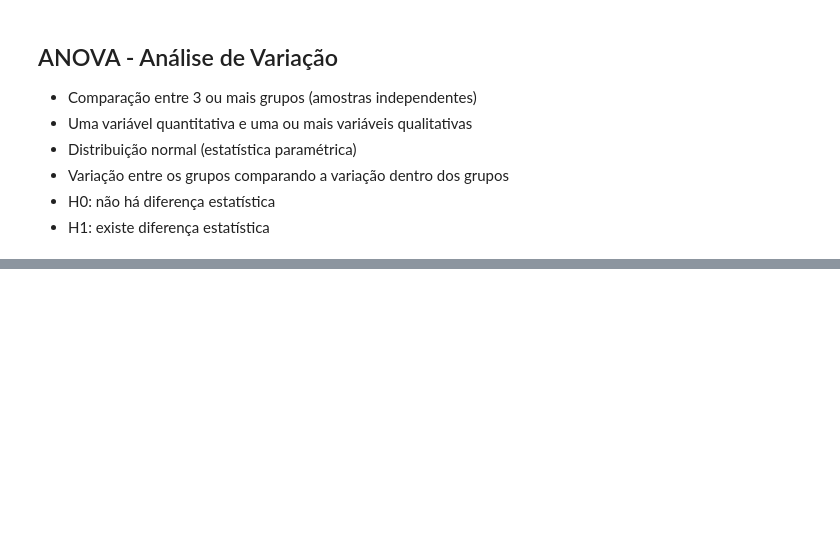
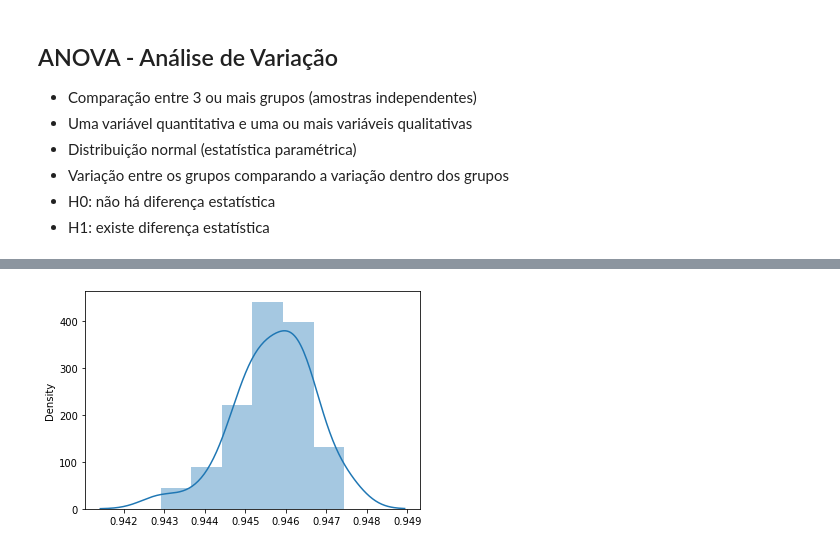
Before and after one commit to lari-guimaraes/Estudos_machine_learning, a Jupyter notebook: Testes_de_hipóteses.ipynb, the cells around one changed output, grey strips where cells are left out. Cells and saved outputs as stored; diff of their text form; code cells hidden in the pictures; blank space fills up the shorter version.

```diff
--- a/Testes_de_hipóteses.ipynb
+++ b/Testes_de_hipóteses.ipynb
@@ -297,0 +474,4 @@ accuracy_score(y, previsoes2)
+# %%
+sns.distplot(resultados_logistica_cv);
+# %% [output]
+[figure, added]
```
Also changed, not shown: parts of 38 cells of this notebook.
